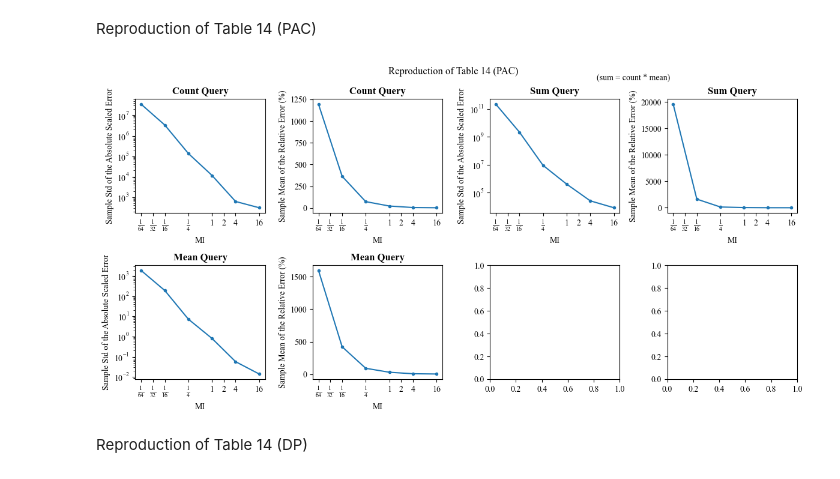
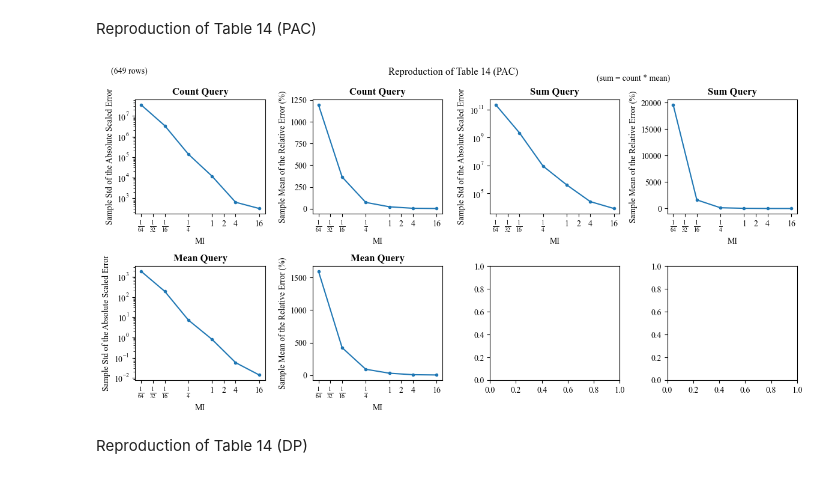
Before and after one commit to michaelnoguera/pacdb, a Jupyter notebook: pac-student_performance-sparkless.ipynb, the cells around one changed output. Saved outputs shown, nothing was run; the diff lists cells and outputs as text; code cells hidden in the pictures.

```diff
--- a/pac-student_performance-sparkless.ipynb
+++ b/pac-student_performance-sparkless.ipynb
@@ -5,7 +5,7 @@ This file is adapted to use numpy only without Spark.
 # %%
 EXPERIMENT = 'pac-student_performance-sparkless'
 OUTPUT_DIR = f'./outputs/{EXPERIMENT}'
-GENERATE = True
+GENERATE = False
 
 if GENERATE:
     print("GENERATE = True, so we will generate new samples.")
@@ -490,35 +490,35 @@ for i, query in enumerate(queries):
     xticks = MI_OPTIONS
     xlabels = [f'$\\frac{{1}}{{{int(1/x)}}}$' if x < 1 else f'{int(x)}' for x in xticks]
     ax1.set_xticks(xticks)
     ax1.set_xticklabels(xlabels)
 
     ax1.set_title(f'{query.capitalize()} Query')
     ax1.set_xlabel('MI')
     ax1.set_ylabel('Sample Std of the Absolute Scaled Error')
 
     # Plotting Sample Mean of the Relative Error (%)
     d = errors_df.loc[TYPE].loc[:, f'relative error {query} mean']
     ax2.plot(d.index, d, label=query, marker='.', color=PAC_COLOR)
 
     ax2.set_xscale('log', base=2)
     xticks = MI_OPTIONS
     xlabels = [f'$\\frac{{1}}{{{int(1/x)}}}$' if x < 1 else f'{int(x)}' for x in xticks]
     ax2.set_xticks(xticks)
     ax2.set_xticklabels(xlabels)
 
     ax2.set_title(f'{query.capitalize()} Query')
     ax2.set_xlabel('MI')
     ax2.set_ylabel('Sample Mean of the Relative Error (%)')
 
 # add label in top left corner "sum = count * mean"
 fig.text(0.75, 0.95, '(sum = count * mean)', ha='center', va='center')
-
+fig.text(0.05, 0.97, f'({por_df.shape[0]} rows)', ha='center', va='center')
 fig.suptitle("Reproduction of Table 14 (PAC)")
 plt.tight_layout()
 fig.savefig(f"{OUTPUT_DIR}/table14_pac.jpg", bbox_inches='tight')
 plt.show()
 # %% [output]
-[figure, old version]
+[figure, new version]
 # %% [markdown]
 Reproduction of Table 14 (DP)
 # %%
```
Also changed, not shown: parts of 5 cells of this notebook, 5 other files.
